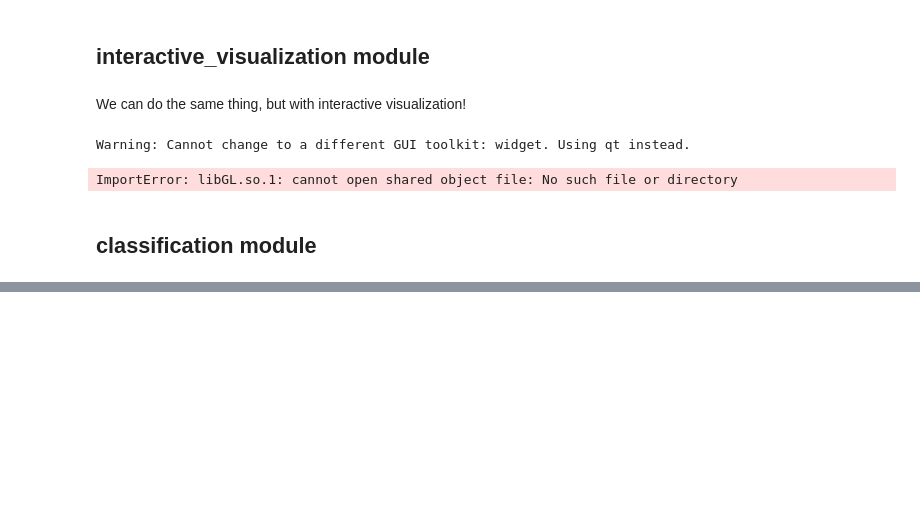
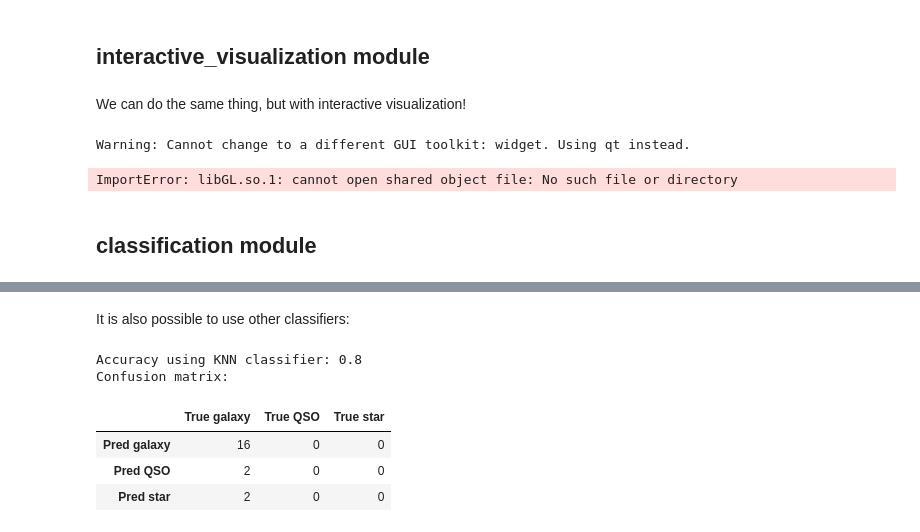
Before and after one commit to glo-umutoni/galaxy-project, a Jupyter notebook: docs/demo.ipynb, the cells around one changed output, grey strips where cells are left out. Drawn from its saved outputs; the diff is of its cells as text; code cells hidden in the pictures; blank space fills up the shorter version.

```diff
--- a/docs/demo.ipynb
+++ b/docs/demo.ipynb
@@ -364,0 +444,19 @@ ImportError: libGL.so.1: cannot open shared object file: No such file or directo
+# %% [markdown]
+It is also possible to use other classifiers:
+# %%
+# K-NEAREST NEIGHBORS
+classifier = Classifier('KNeighborsClassifier', n_neighbors=5)
+classifier.fit(X,y)
+knn_pred = classifier.predict(X)
+print("Accuracy using KNN classifier:",classifier.score(X,y))
+print('Confusion matrix:')
+pd.DataFrame(classifier.confusion_matrix(y, knn_pred),
+             columns=['True galaxy', 'True QSO','True star'],
+             index=['Pred galaxy', 'Pred QSO', 'Pred star'])
+# %% [output]
+Accuracy using KNN classifier: 0.8
+Confusion matrix:
+|  | True galaxy | True QSO | True star |
+| Pred galaxy | 16 | 0 | 0 |
+| Pred QSO | 2 | 0 | 0 |
+| Pred star | 2 | 0 | 0 |
```
Also changed, not shown: parts of 7 cells of this notebook.
